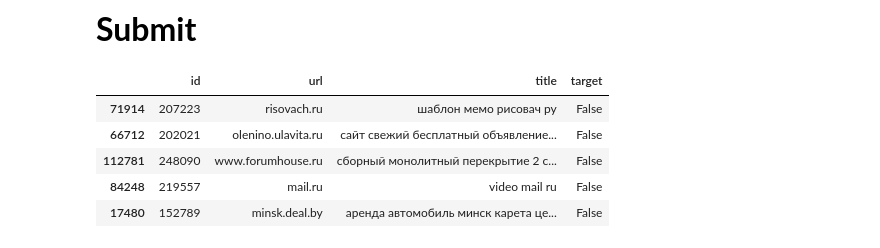
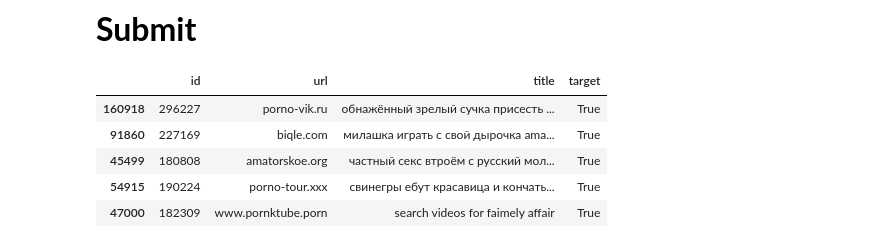
Before and after one commit to RomanSafronenkov/Kaggle, a Jupyter notebook: Технопарк/Kaggle Porn Detection/Safronenkov R. S. PORN DETECTION KAGGLE.ipynb, the cells around one changed output. Drawn from its saved outputs; the diff is of its cells as text; code cells hidden in the pictures.

```diff
--- a/Технопарк/Kaggle Porn Detection/Safronenkov R. S. PORN DETECTION KAGGLE.ipynb
+++ b/Технопарк/Kaggle Porn Detection/Safronenkov R. S. PORN DETECTION KAGGLE.ipynb
@@ -242,8 +313,8 @@ pipeline = Pipeline([
                     ('extractor', ColumnExtractor('url')),
                     (
                         'vectorizer',
-                        TfidfVectorizer( # 3-6-граммы, выше 90% и меньше 5 удаляю
-                            lowercase=True, ngram_range=(3, 6), token_pattern="[\w]+",
+                        TfidfVectorizer( # 2-6-граммы, выше 90% и меньше 5 удаляю
+                            lowercase=True, ngram_range=(2, 6),
                             stop_words=stopwords_set, min_df=5, max_df=0.9, analyzer='char'
                         )
                     )
@@ -256,8 +327,8 @@ pipeline = Pipeline([
                     (
                         'vectorizer',
                         CountVectorizer( # единичные слова, выше 90% и меньше 5 удаляю
-                            lowercase=True, ngram_range=(1, 1), token_pattern="[\w]+",
-                            stop_words=stopwords_set, min_df=5, max_df=0.9
+                            lowercase=True, ngram_range=(1, 1),
+                            stop_words=stopwords_set, min_df=5, max_df=0.75
                         )
                     )
                 ]),
@@ -266,3 +337,16 @@ pipeline = Pipeline([
     ),
     ('clf', model)
 ])
+# %%
+from sklearn.metrics import make_scorer
+
+f1 = make_scorer(f1_score , average='macro')
+# %%
+params = {'clf__forest__n_estimators': range(100, 200, 10),
+          'clf__forest__max_depth': range(10, 200, 10),
+          'clf__forest__max_features': ["auto", "sqrt", "log2"],
+#           'clf__logreg__C': range(0.1, 5, 0.1),
+          'clf__logreg__solver':['newton-cg', 'lbfgs', 'liblinear', 'sag', 'saga']}
+searcher = RandomizedSearchCV(pipeline, param_distributions=params, n_jobs=-1, scoring=f1, random_state=seed)
+# %%
+searcher.fit(train_df, y_train)
@@ -301,12 +387,12 @@ test_df["target"] = pipeline.predict(test_df).astype(bool)
 
 test_df[["id", "target"]].to_csv("./data/submission.csv", index=False)
 # %%
-test_df[test_df.target == False].sample(5)
+test_df[test_df.target == True].sample(5)
 # %% [output]
 |  | id | url | title | target |
-| 71914 | 207223 | risovach.ru | шаблон мемо рисовач ру | False |
-| 66712 | 202021 | olenino.ulavita.ru | сайт свежий бесплатный объявление... | False |
-| 112781 | 248090 | www.forumhouse.ru | сборный монолитный перекрытие 2 с... | False |
-| 84248 | 219557 | mail.ru | video mail ru | False |
-| 17480 | 152789 | minsk.deal.by | аренда автомобиль минск карета це... | False |
+| 160918 | 296227 | porno-vik.ru | обнажённый зрелый сучка присесть ... | True |
+| 91860 | 227169 | biqle.com | милашка играть с свой дырочка ama... | True |
+| 45499 | 180808 | amatorskoe.org | частный секс втроём с русский мол... | True |
+| 54915 | 190224 | porno-tour.xxx | свинегры ебут красавица и кончать... | True |
+| 47000 | 182309 | www.pornktube.porn | search videos for faimely affair | True |
 # %%
```
Also changed, not shown: parts of 17 cells of this notebook, 3 other files.
